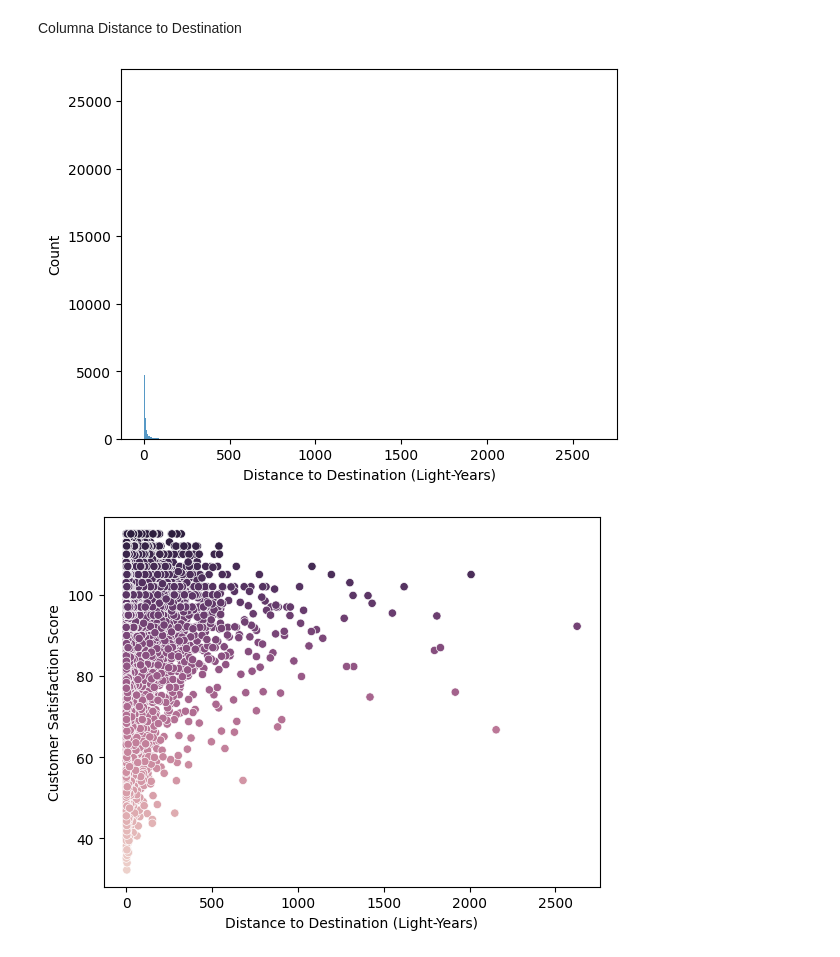
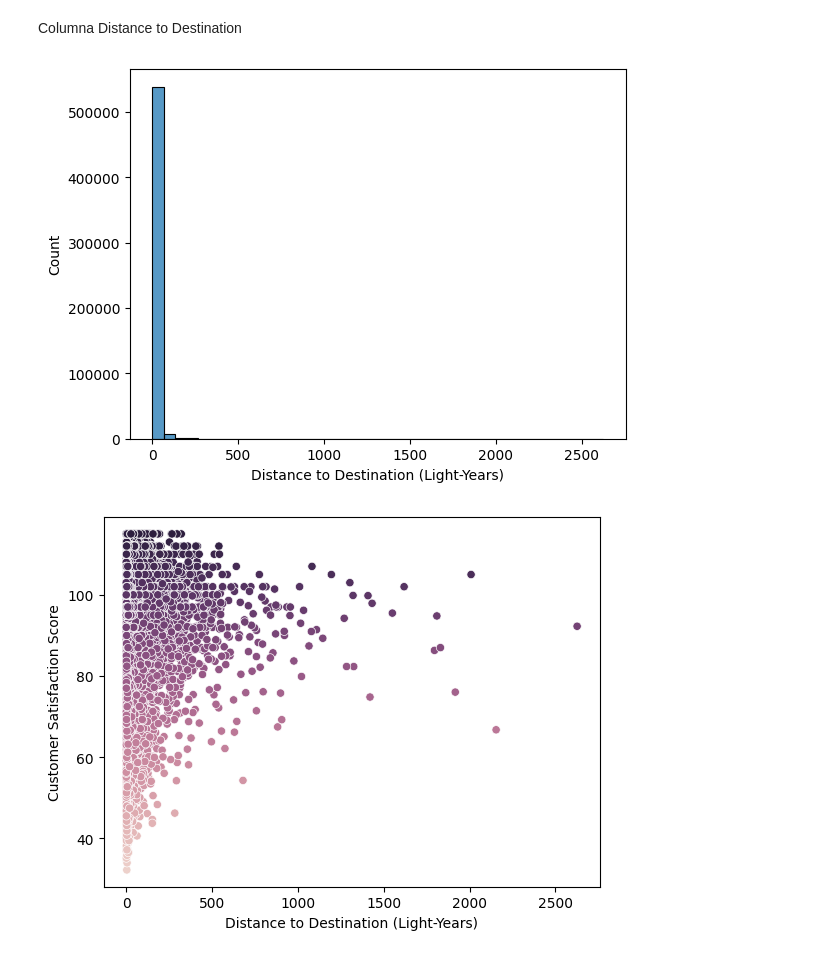
Before and after one commit to aliciamb86/ML-interstellar-travel-satisfaction, a Jupyter notebook: Interstellar Travel Customer Satisfaction Analysis/notebooks/02_LimpiezaEDA.ipynb, the cells around one changed output. Drawn from its saved outputs; the diff is of its cells as text; code cells hidden in the pictures.

```diff
--- a/Interstellar Travel Customer Satisfaction Analysis/notebooks/02_LimpiezaEDA.ipynb
+++ b/Interstellar Travel Customer Satisfaction Analysis/notebooks/02_LimpiezaEDA.ipynb
@@ -497,9 +490,9 @@ df['Star System'] = df['Star System'].map(df_star_system.set_index('star_system'
 # %% [markdown]
 Columna Distance to Destination
 # %%
-sns.histplot(df['Distance to Destination (Light-Years)']);
+sns.histplot(df['Distance to Destination (Light-Years)'], bins=40);
 # %% [output]
-[figure, old version]
+[figure, new version]
 # %%
 sns.scatterplot(df, x='Distance to Destination (Light-Years)', y='Customer Satisfaction Score', hue='Customer Satisfaction Score', legend=False);
 # %% [output]
```
Also changed, not shown: parts of 2 cells of this notebook, 38 other files.
